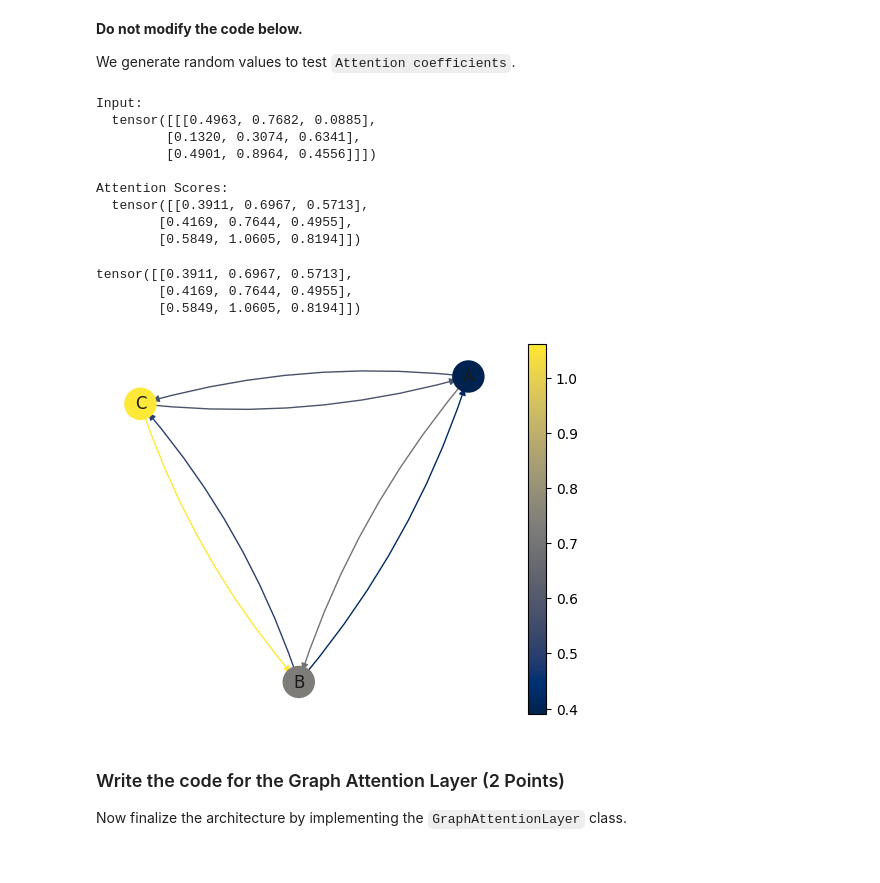
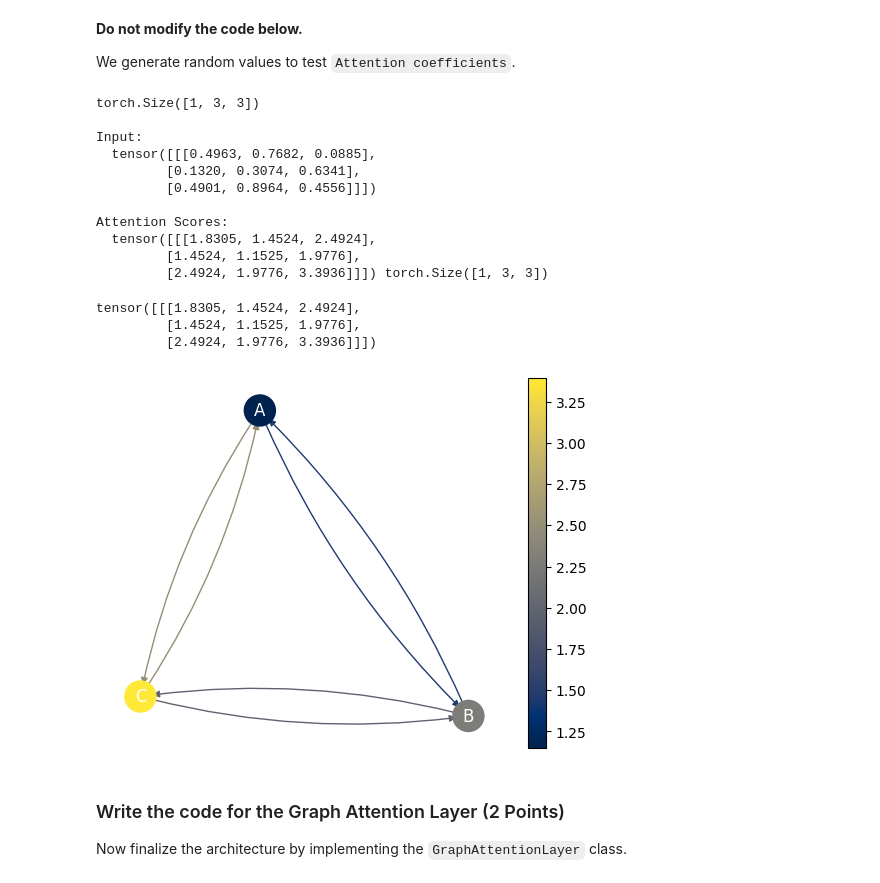
Before and after one commit to LM1997610/AdvancedML, a Jupyter notebook: Assignment_3/Theory/AML_theory_inprogress.ipynb, the cells around one changed output. Cells and saved outputs as stored; diff of their text form; code cells hidden in the pictures.

```diff
--- a/Assignment_3/Theory/AML_theory_inprogress.ipynb
+++ b/Assignment_3/Theory/AML_theory_inprogress.ipynb
@@ -862,8 +865,8 @@ class RawAttentionScores(nn.Module):
         # Broadcasted addition https://pytorch.org/docs/stable/notes/broadcasting.html -> output shape (n_heads, n_nodes, n_nodes)
         # Add your code below
 
-        e = torch.einsum('hij,hjk->ik', (h_i_tilde, h_j_tilde))   # size --> [n_heads, n_nodes, n_nodes]
-
+        e = torch.einsum('hbc,hij->hbi', (h_i_tilde, h_j_tilde))   # size --> [n_heads, n_nodes, n_nodes]
+        print(e.size())
         # Activation function
         attention_coefficients = F.leaky_relu(e, negative_slope=self.alpha)
 
@@ -885,14 +888,16 @@ attention = RawAttentionScores()
 attention_coefficients = attention(input)
 
 print('\nInput:\n ', input)
-print('\nAttention Scores:\n ', attention_coefficients)
+print('\nAttention Scores:\n ', attention_coefficients, attention_coefficients.size())
 # %% [output]
+torch.Size([1, 3, 3])
+
 Input:
   tensor([[[0.4963, 0.7682, 0.0885],
          [0.1320, 0.3074, 0.6341],
          [0.4901, 0.8964, 0.4556]]])
 
 Attention Scores:
-  tensor([[0.3911, 0.6967, 0.5713],
-        [0.4169, 0.7644, 0.4955],
-        [0.5849, 1.0605, 0.8194]])
+  tensor([[[1.8305, 1.4524, 2.4924],
+         [1.4524, 1.1525, 1.9776],
+         [2.4924, 1.9776, 3.3936]]]) torch.Size([1, 3, 3])
@@ -903,39 +906,39 @@ def plot_graph(adj_matrix, labels=None):
 
     G = nx.from_numpy_matrix(adj_matrix, create_using=nx.DiGraph)
     pos = nx.spring_layout(G)
 
     nx.draw_networkx_nodes(G, pos, cmap=plt.get_cmap('cividis'), node_size=500,  node_color=G.nodes)
 
     # Avoid edges id values is 0
     edges = [(i, j) for i, j in G.edges if adj_matrix[i, j] != 0]
 
     #edge_colors = adj_matrix.flatten()[np.flatnonzero(adj_matrix)]
     edge_colors = [adj_matrix[i][j] for i, j in G.edges]
 
     # Draw edges
     nx.draw_networkx_edges(G, pos, edgelist=edges, arrows=True, connectionstyle='arc3, rad = 0.1',
                            edge_cmap=plt.get_cmap('cividis'), edge_color=edge_colors)
 
     # Draw node labels
     if labels is not None:
-        nx.draw_networkx_labels(G, pos, labels=labels)
+        nx.draw_networkx_labels(G, pos, labels=labels, font_color='w')
 
 
     # Add legend for edge colors
     sm = plt.cm.ScalarMappable(cmap=plt.get_cmap('cividis'))
     sm.set_array(adj_matrix.flatten())
     plt.gca().axis('off')
     plt.colorbar(sm, ax = plt.gca())
 
     plt.show()
 
 print(attention_coefficients); print()
-plot_graph((np.round(attention_coefficients.detach().numpy(),2)), labels={0: 'A', 1: 'B', 2: 'C'})
+plot_graph((np.round(attention_coefficients.detach().numpy(),2))[0], labels={0: 'A', 1: 'B', 2: 'C'})
 # %% [output]
-tensor([[0.3911, 0.6967, 0.5713],
-        [0.4169, 0.7644, 0.4955],
-        [0.5849, 1.0605, 0.8194]])
+tensor([[[1.8305, 1.4524, 2.4924],
+         [1.4524, 1.1525, 1.9776],
+         [2.4924, 1.9776, 3.3936]]])
-[figure, old version]
+[figure, new version]
 # %% [markdown]
 ### Write the code for the Graph Attention Layer (2 Points)
 
```
Also changed, not shown: parts of 4 cells of this notebook.
